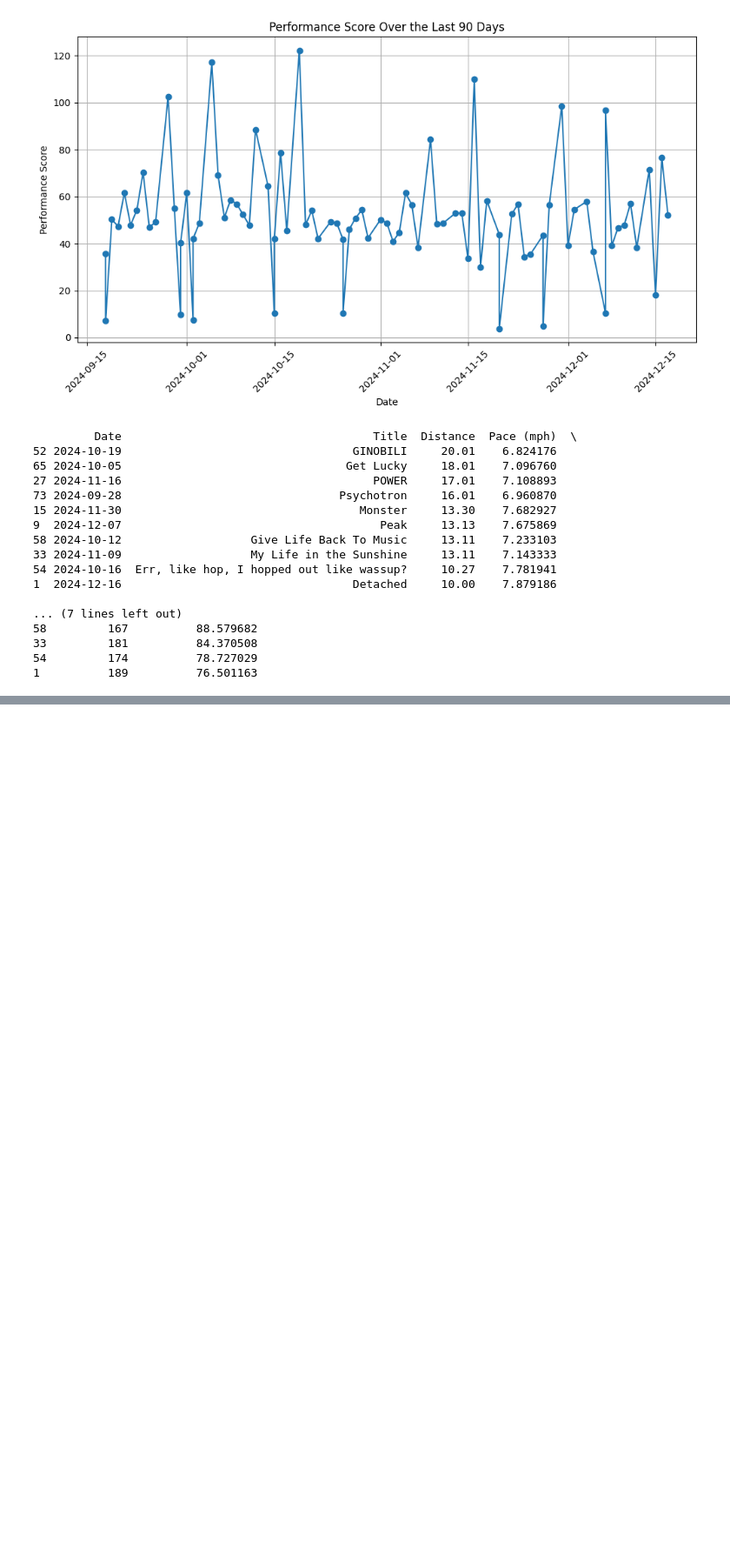
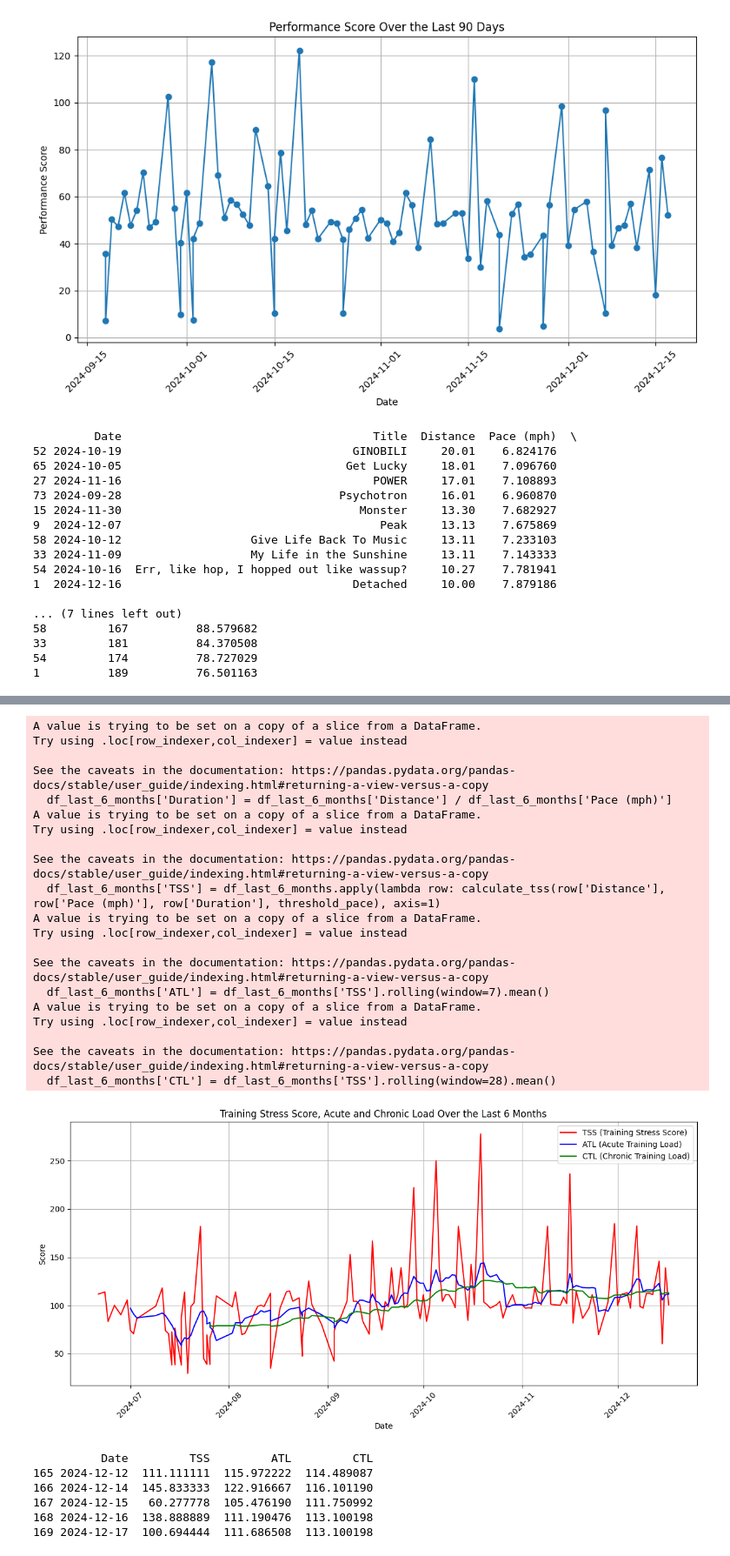
Before and after one commit to TimB21/Marathon-Training-Performance-and-Recovery-Dashboard, a Jupyter notebook: Script/Script.ipynb, the cells around one changed output, grey strips where cells are left out. Shown at 87% size. Saved outputs shown, nothing was run; the diff lists cells and outputs as text; code cells hidden in the pictures; blank space fills up the shorter version.

```diff
--- a/Script/Script.ipynb
+++ b/Script/Script.ipynb
@@ -666,0 +739,71 @@ TypeError: calculate_training_load() missing 2 required positional arguments: 't
+# %%
+# Assuming you already have a dataframe df with 'Date', 'Distance', 'Pace (mph)', 'Heart Rate'
+# You can add your threshold pace value (FTP) here
+threshold_pace = 7.2  # e.g., threshold pace of 6 mph (adjust according to your actual pace)
+
+# Filter the data to include only the last 6 months
+six_months_ago = pd.to_datetime('today') - pd.DateOffset(months=6)
+df_last_6_months = df[df['Date'] >= six_months_ago]
+
+# Function to calculate TSS (Training Stress Score)
+def calculate_tss(distance, pace, duration, threshold_pace):
+    intensity_factor = pace / threshold_pace  # Calculate intensity factor based on pace
+    tss = (duration * intensity_factor) * 100  # TSS formula
+    return tss
+
+# Calculate Duration (time in hours) for each row in the dataframe
+df_last_6_months['Duration'] = df_last_6_months['Distance'] / df_last_6_months['Pace (mph)']
+
+# Calculate TSS for each run
+df_last_6_months['TSS'] = df_last_6_months.apply(lambda row: calculate_tss(row['Distance'], row['Pace (mph)'], row['Duration'], threshold_pace), axis=1)
+
+# Calculate the 7-day (ATL) and 28-day (CTL) rolling averages of TSS
+df_last_6_months['ATL'] = df_last_6_months['TSS'].rolling(window=7).mean()
+df_last_6_months['CTL'] = df_last_6_months['TSS'].rolling(window=28).mean()
+
+# Plot the TSS, ATL, and CTL over time for the last 6 months
+plt.figure(figsize=(12, 6))
+
+plt.plot(df_last_6_months['Date'], df_last_6_months['TSS'], label='TSS (Training Stress Score)', color='red')
+plt.plot(df_last_6_months['Date'], df_last_6_months['ATL'], label='ATL (Acute Training Load)', color='blue')
+plt.plot(df_last_6_months['Date'], df_last_6_months['CTL'], label='CTL (Chronic Training Load)', color='green')
+
+plt.title('Training Stress Score, Acute and Chronic Load Over the Last 6 Months')
+plt.xlabel('Date')
+plt.ylabel('Score')
+plt.legend()
+plt.xticks(rotation=45)
+plt.tight_layout()
+plt.grid(True)
+plt.show()
+
+# Optionally, print the TSS, ATL, and CTL for review
+print(df_last_6_months[['Date', 'TSS', 'ATL', 'CTL']].tail())
+# %% [output]
+A value is trying to be set on a copy of a slice from a DataFrame.
+Try using .loc[row_indexer,col_indexer] = value instead
+
+See the caveats in the documentation: https://pandas.pydata.org/pandas-docs/stable/user_guide/indexing.html#returning-a-view-versus-a-copy
+  df_last_6_months['Duration'] = df_last_6_months['Distance'] / df_last_6_months['Pace (mph)']
+A value is trying to be set on a copy of a slice from a DataFrame.
+Try using .loc[row_indexer,col_indexer] = value instead
+
+See the caveats in the documentation: https://pandas.pydata.org/pandas-docs/stable/user_guide/indexing.html#returning-a-view-versus-a-copy
+  df_last_6_months['TSS'] = df_last_6_months.apply(lambda row: calculate_tss(row['Distance'], row['Pace (mph)'], row['Duration'], threshold_pace), axis=1)
+A value is trying to be set on a copy of a slice from a DataFrame.
+Try using .loc[row_indexer,col_indexer] = value instead
+
+See the caveats in the documentation: https://pandas.pydata.org/pandas-docs/stable/user_guide/indexing.html#returning-a-view-versus-a-copy
+  df_last_6_months['ATL'] = df_last_6_months['TSS'].rolling(window=7).mean()
+A value is trying to be set on a copy of a slice from a DataFrame.
+Try using .loc[row_indexer,col_indexer] = value instead
+
+See the caveats in the documentation: https://pandas.pydata.org/pandas-docs/stable/user_guide/indexing.html#returning-a-view-versus-a-copy
+  df_last_6_months['CTL'] = df_last_6_months['TSS'].rolling(window=28).mean()
+[figure, added]
+          Date         TSS         ATL         CTL
+165 2024-12-12  111.111111  115.972222  114.489087
+166 2024-12-14  145.833333  122.916667  116.101190
+167 2024-12-15   60.277778  105.476190  111.750992
+168 2024-12-16  138.888889  111.190476  113.100198
+169 2024-12-17  100.694444  111.686508  113.100198
```
Also changed, not shown: parts of 17 cells of this notebook.
